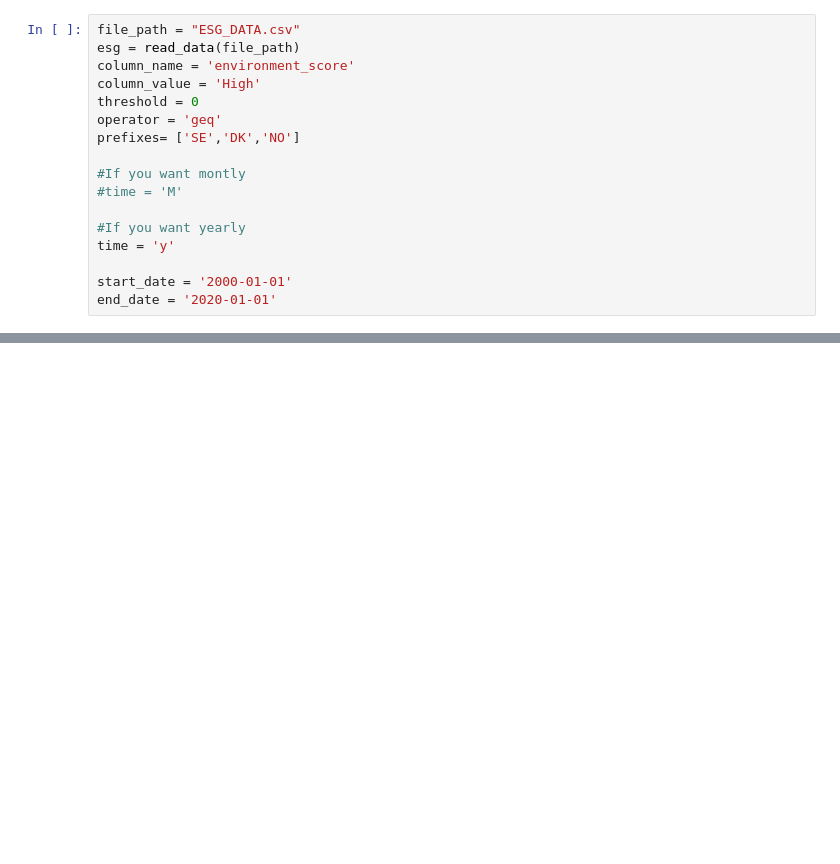
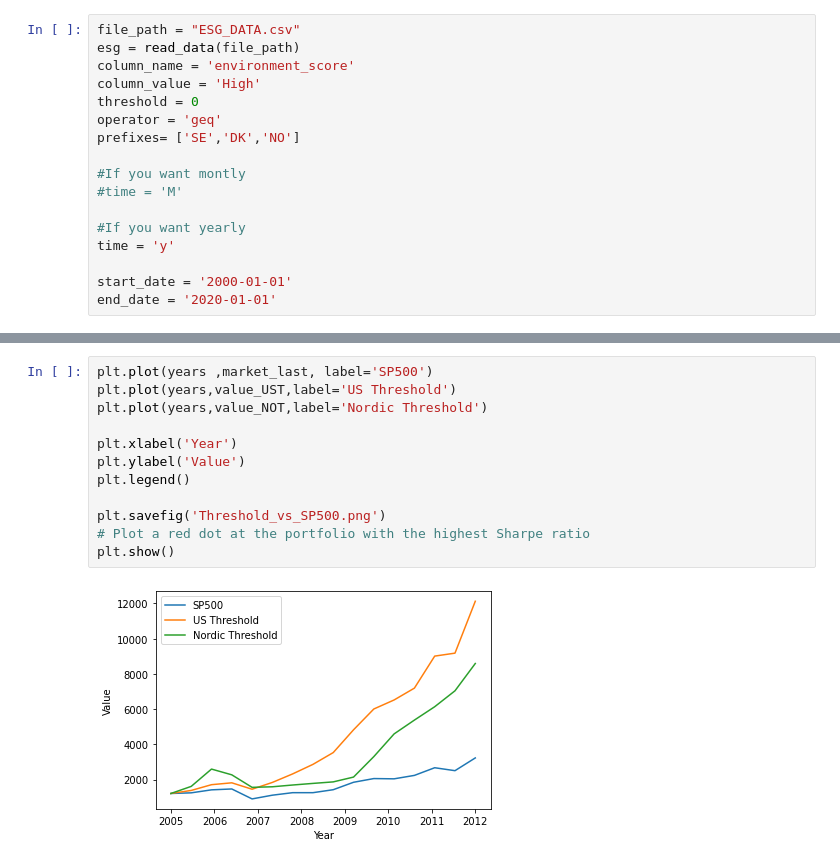
Before and after one commit to FerdinandBjerreWahl/BA, a Jupyter notebook: Backtest.ipynb, the cells around one changed output, grey strips where cells are left out. Cells and saved outputs as stored; diff of their text form; blank space fills up the shorter version.

```diff
--- a/Backtest.ipynb
+++ b/Backtest.ipynb
@@ -342,0 +431,14 @@ dtype: float64
+# %%
+plt.plot(years ,market_last, label='SP500')
+plt.plot(years,value_UST,label='US Threshold')
+plt.plot(years,value_NOT,label='Nordic Threshold')
+
+plt.xlabel('Year')
+plt.ylabel('Value')
+plt.legend()
+
+plt.savefig('Threshold_vs_SP500.png')
+# Plot a red dot at the portfolio with the highest Sharpe ratio
+plt.show()
+# %% [output]
+[figure, added]
```
Also changed, not shown: parts of 39 cells of this notebook, 8 other files.
